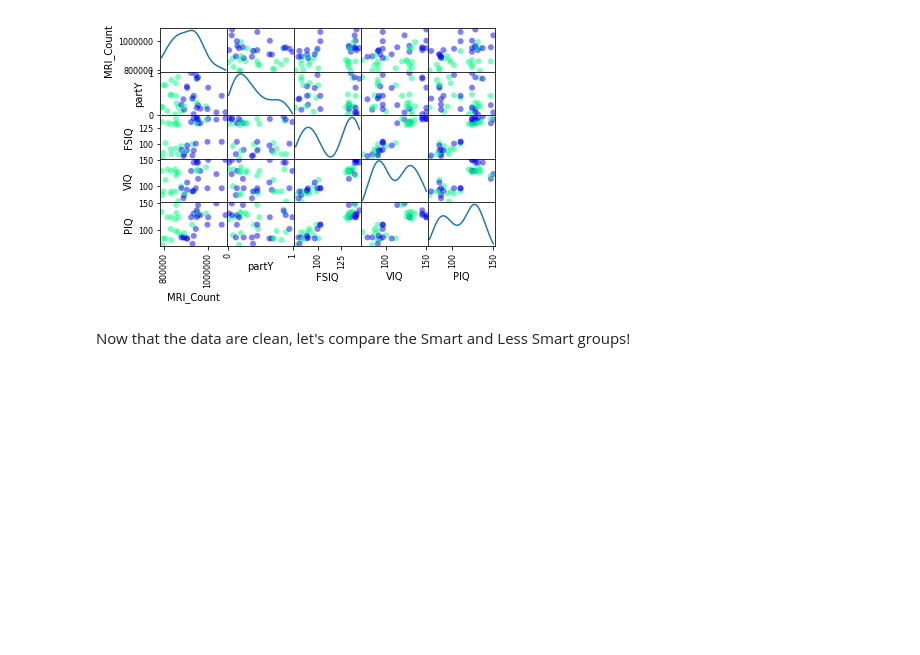
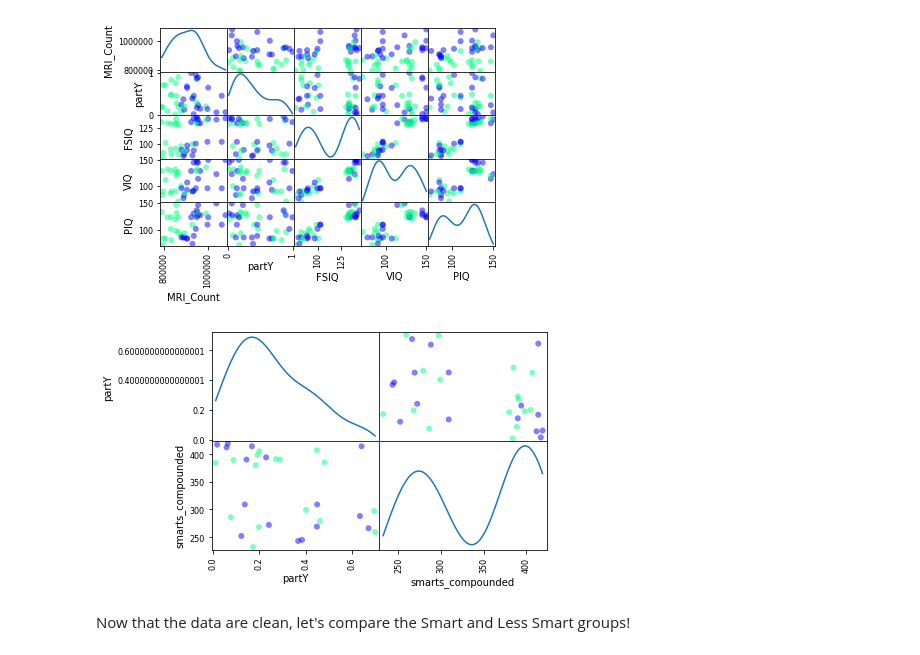
Before and after one commit to johnaldmcfist/Ducharme-D-QLSC612, a Jupyter notebook: practical/myanalysis.ipynb, the cells around one changed output. Cells and saved outputs as stored; diff of their text form; code cells hidden in the pictures; blank space fills up the shorter version.

```diff
--- a/practical/myanalysis.ipynb
+++ b/practical/myanalysis.ipynb
@@ -89,20 +89,29 @@ pdplt.scatter_matrix(data[['MRI_Count', 'partY', 'FSIQ', 'VIQ', 'PIQ']],
 # %%
 #Group IQ together and divide into 2 groups, smart and less smart. We hypothesize that people who score lower on IQ tests tend to score higher on the partY.
 data['smarts_compounded'] = data['FSIQ'] + data['PIQ'] + data['VIQ']
 smart_cat = []
 for x in data['smarts_compounded']:
     if x > 350:
         smart_cat.append('Smart')
     else:
         smart_cat.append('Less Smart')
 data['Smarts'] = smart_cat
 data['Smarts'].astype('category')
 
 #Remove outliers
 partY = data['partY']
 removed_outliers = partY.between(partY.quantile(.00), partY.quantile(.80))
 index_names = data[~removed_outliers].index
 data.drop(index_names, inplace=True)
+
+pdplt.scatter_matrix(data[['partY', 'smarts_compounded']],
+                     alpha=0.5,
+                     diagonal='kde',
+                     c=(data['Gender'] == 'Female'),
+                     marker='o',
+                     cmap='winter');
+# %% [output]
+[figure, added]
 # %% [markdown]
 Now that the data are clean, let's compare the Smart and Less Smart groups!
 # %%
```
